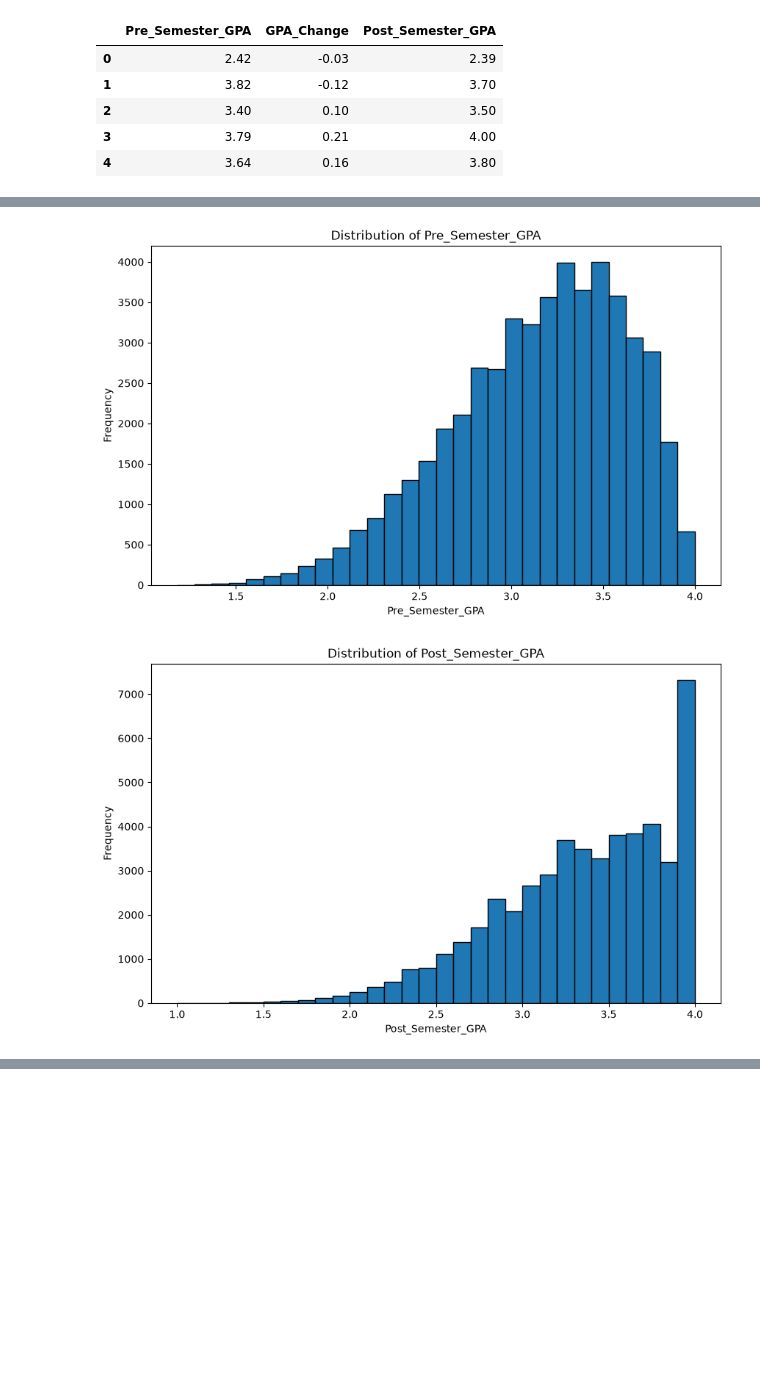
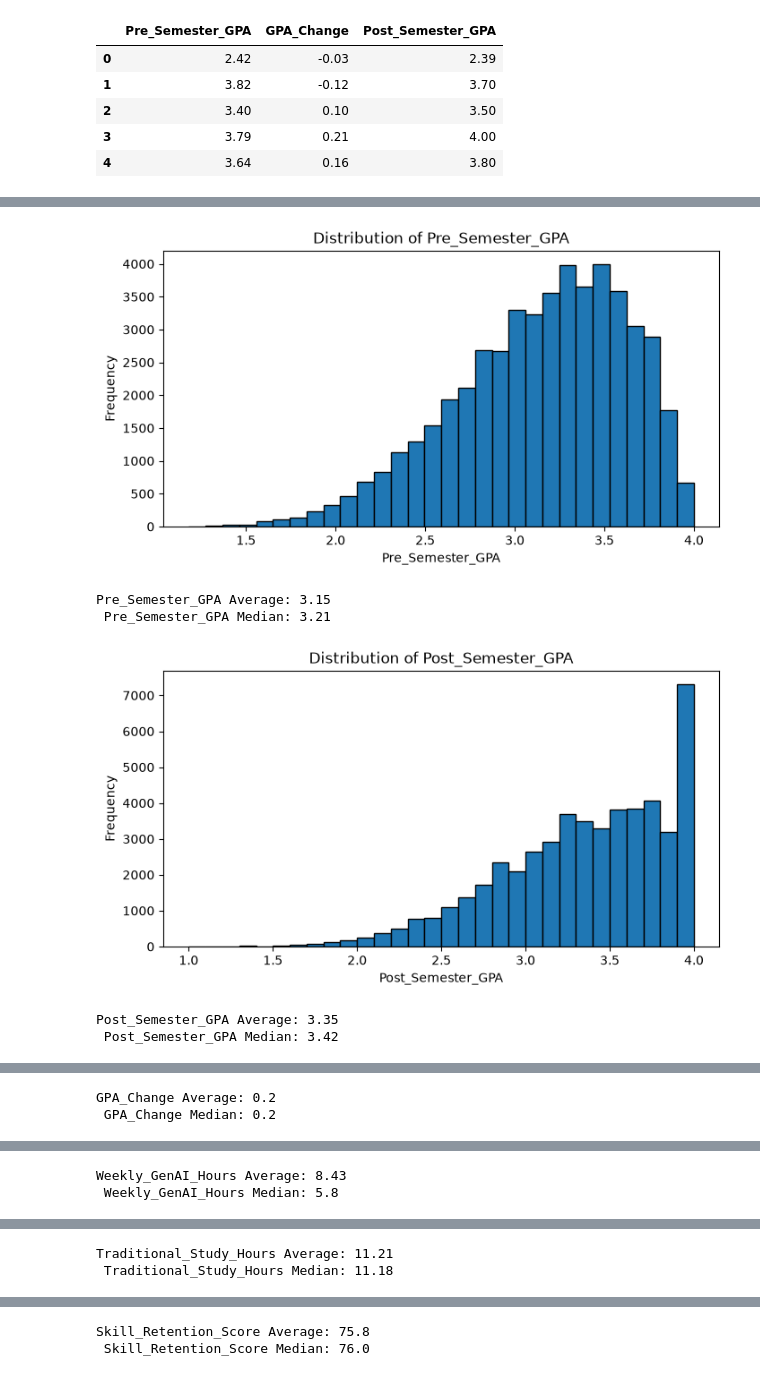
Before and after one commit to M3rkvry/gen_ai_student_impact_prj, a Jupyter notebook: analysis.ipynb, the cells around one changed output, grey strips where cells are left out. Cells and saved outputs as stored; diff of their text form; code cells hidden in the pictures; blank space fills up the shorter version.

```diff
--- a/analysis.ipynb
+++ b/analysis.ipynb
@@ -257,0 +264,27 @@ data.head()
+# %%
+#order the categorical values
+data['Year_of_Study'] = pd.Categorical(data['Year_of_Study'], categories=['Freshman', 'Sophomore', 'Junior', 'Senior', 'Graduate'], ordered=True)
+print(data.Year_of_Study.unique(), '\n')
+
+data['Pre_Sem_Letter_Grade'] = pd.Categorical(data['Pre_Sem_Letter_Grade'],
+                                                                         categories=['F', 'D', 'C', 'B', 'A'], ordered=True)
+print(data.Pre_Sem_Letter_Grade.unique(), '\n')
+
+data['Post_Sem_Letter_Grade'] = pd.Categorical(data['Post_Sem_Letter_Grade'],
+                                                                          categories=['F','D', 'C', 'B', 'A'], ordered=True)
+print(data.Post_Sem_Letter_Grade.unique(), '\n')
+
+data['AI_Usage_Cat'] = pd.Categorical(data['AI_Usage_Cat'], categories=['Low', 'Moderate', 'High'], ordered=True)
+print(data.AI_Usage_Cat.unique(), '\n')
+
+data['Study_Time_Cat'] = pd.Categorical(data['Study_Time_Cat'], categories=['Low', 'Moderate', 'High'], ordered=True)
+print(data.Study_Time_Cat.unique(), '\n')
+
+data['Prompt_Engineering_Skill'] = pd.Categorical(data['Prompt_Engineering_Skill'], categories=['Beginner', 'Intermediate', 'Advanced'], ordered=True)
+print(data.Prompt_Engineering_Skill.unique(), '\n')
+
+data['Institutional_Policy'] = pd.Categorical(data['Institutional_Policy'], categories=['Strict_Ban', 'Allowed_With_Citation', 'Actively_Encouraged'], ordered=True)
+print(data.Institutional_Policy.unique(), '\n')
+
+data['Burnout_Risk_Level'] = pd.Categorical(data['Burnout_Risk_Level'], categories=['Low', 'Moderate', 'High'], ordered=True)
+print(data.Burnout_Risk_Level.unique(), '\n')
@@ -258,13 +316,18 @@ data.head()
 # %%
 #plot histograms for the continuous variables
 
 for column in data.drop(columns = ['Student_ID']).select_dtypes(include=[float]).columns:
-    plt.figure(figsize=(10, 6))
+    plt.figure(figsize=(8, 4))
     plt.hist(data[column], bins=30, edgecolor='black')
     plt.title(f'Distribution of {column}')
     plt.xlabel(column)
     plt.ylabel('Frequency')
     plt.show()
+    print(f"{column} Average: {round(data[column].mean(), 2)}", '\n',f"{column} Median: {round(data[column].median(), 2)}", '\n')
 # %% [output]
-[figure, old version]
+[figure, new version]
+Pre_Semester_GPA Average: 3.15
+ Pre_Semester_GPA Median: 3.21
-[figure, old version]
+[figure, new version]
+Post_Semester_GPA Average: 3.35
+ Post_Semester_GPA Median: 3.42
@@ -271,0 +335,2 @@ for column in data.drop(columns = ['Student_ID']).select_dtypes(include=[float])
+GPA_Change Average: 0.2
+ GPA_Change Median: 0.2
@@ -272,0 +338,2 @@ for column in data.drop(columns = ['Student_ID']).select_dtypes(include=[float])
+Weekly_GenAI_Hours Average: 8.43
+ Weekly_GenAI_Hours Median: 5.8
@@ -273,0 +341,2 @@ for column in data.drop(columns = ['Student_ID']).select_dtypes(include=[float])
+Traditional_Study_Hours Average: 11.21
+ Traditional_Study_Hours Median: 11.18
@@ -274,0 +344,2 @@ for column in data.drop(columns = ['Student_ID']).select_dtypes(include=[float])
+Skill_Retention_Score Average: 75.8
+ Skill_Retention_Score Median: 76.0
```
Also changed, not shown: parts of 17 cells of this notebook, 1 other file.
